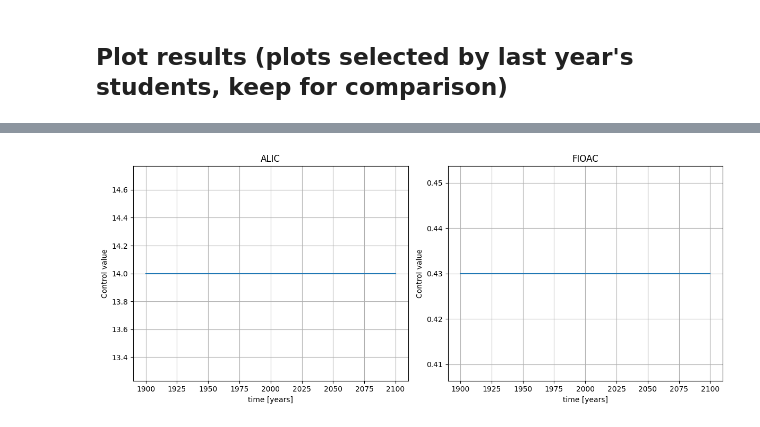
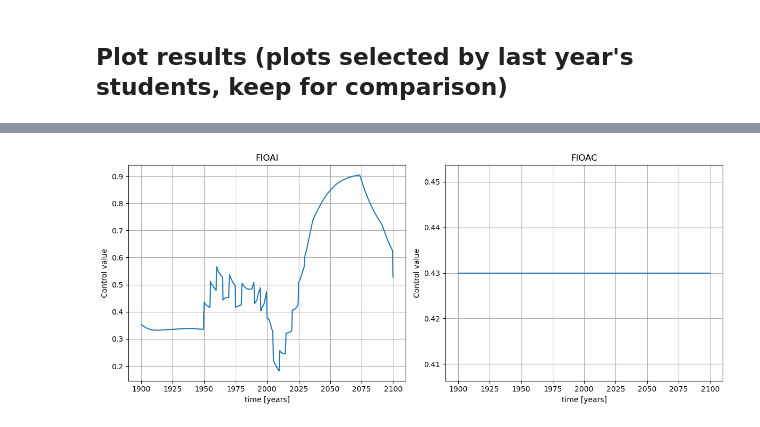
Before and after one commit to orsvik/PyWorld3-03-control, a Jupyter notebook: reinforcement_learning.ipynb, the cells around one changed output, grey strips where cells are left out. Saved outputs shown, nothing was run; the diff lists cells and outputs as text; code cells hidden in the pictures.

Commit message:
runs for the control comparion

```diff
--- a/reinforcement_learning.ipynb
+++ b/reinforcement_learning.ipynb
@@ -258,7 +258,7 @@ def nn_func(model, world, k):
 # %% [markdown]
 Choose number of control functions (1 or 2) and which control function(s).
 # %%
-CONTROL_NAMES = ["ISOPC"] # choose control funcs (1 or 2)
+CONTROL_NAMES = ["FIOAI"] # choose control funcs (1 or 2)
 NUM_CTRL_FUNCS = len(CONTROL_NAMES)
 # %% [markdown]
 Define number of values to use for each value in the grid search.
@@ -888,27 +924,27 @@ plt.savefig(f"plots/{reward_name}/comparison")
 # %%
 plt.figure(figsize=(12, 5)), plt.subplot(1, 2, 1)
 #plt.plot(world_reference.time[start:end], world_reference.fioac[start:end], label="standard fioac")
-plt.plot(world_control.time, world_control.alic)
+plt.plot(world_control.time, world_control.fioai)
 #plt.plot(world_control.time[start:end], world_control.nr[start:end], label="control isopc")
 plt.grid(),
 plt.ylabel("Control value"),
 plt.xlabel("time [years]")
-plt.title("ALIC")
+plt.title("FIOAI")
 plt.tight_layout()
 plt.subplot(1, 2, 2)
 
 plt.plot(world_reference.time, world_control.fioac_control_values)
 #plt.plot(world_reference.time[start:end], world_reference.ppol[start:end], label="standard")
 #plt.plot(world_control.time[start:end], world_control.ppol[start:end], label="control")
 plt.grid(),
 plt.ylabel("Control value"),
 plt.xlabel("time [years]")
 plt.title("FIOAC")
 plt.tight_layout(),
 plt.savefig(f"plots/{reward_name}/controls")
 plt.show()
 # %% [output]
-[figure, old version]
+[figure, new version]
 # %%
 plot_world_variables(
     world_control.time,
```
Also changed, not shown: parts of 14 cells of this notebook, 18 other files.
